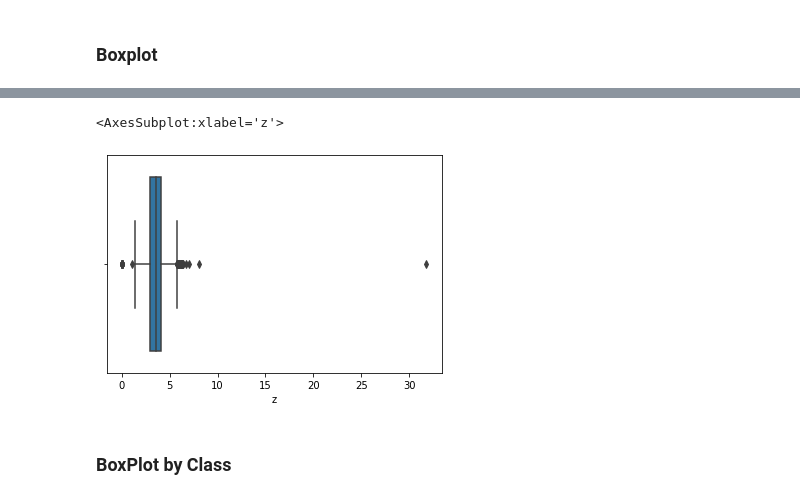
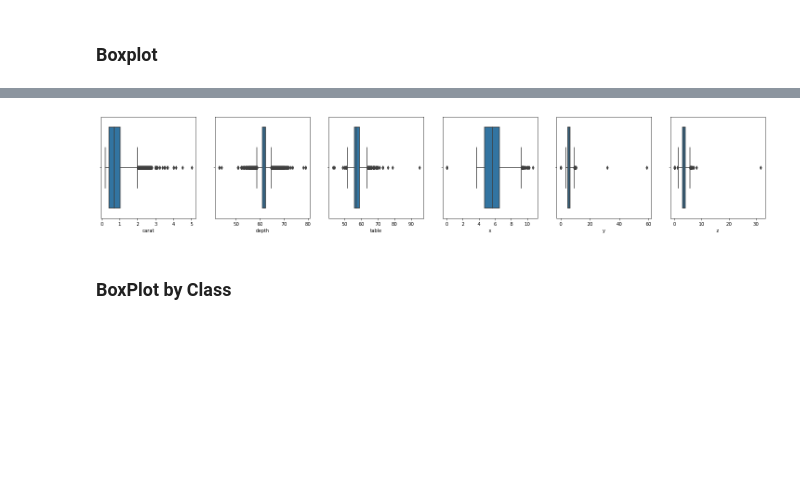
Before and after one commit to Diego07101985/mineracao-dados, a Jupyter notebook: mineracao_dados.ipynb, the cells around one changed output, grey strips where cells are left out. Drawn from its saved outputs; the diff is of its cells as text; code cells hidden in the pictures; blank space fills up the shorter version.

```diff
--- a/mineracao_dados.ipynb
+++ b/mineracao_dados.ipynb
@@ -408,8 +381,20 @@ sns.boxplot(x=df_diamonds["y"])
-# %%
-sns.boxplot(x=df_diamonds["z"])
-# %% [output]
-<AxesSubplot:xlabel='z'>
-[figure, removed]
+# %%
+import seaborn as sns
+import matplotlib.pyplot as plt
+
+
+df_number_type = df_diamonds.select_dtypes(exclude='O')
+df_without_price = df_number_type.drop("price", axis = 'columns')
+
+plt.figure(figsize=(30,4))
+for i,feature in enumerate(df_without_price.columns[1:].tolist(),1):
+    plt.subplot(1,7,i)
+    sns.boxplot(x=df_number_type[feature])
+
+
+plt.show()
+# %% [output]
+[figure, added]
 # %% [markdown]
 ### BoxPlot by Class
 # %% [markdown]
```
Also changed, not shown: parts of 36 cells of this notebook.
